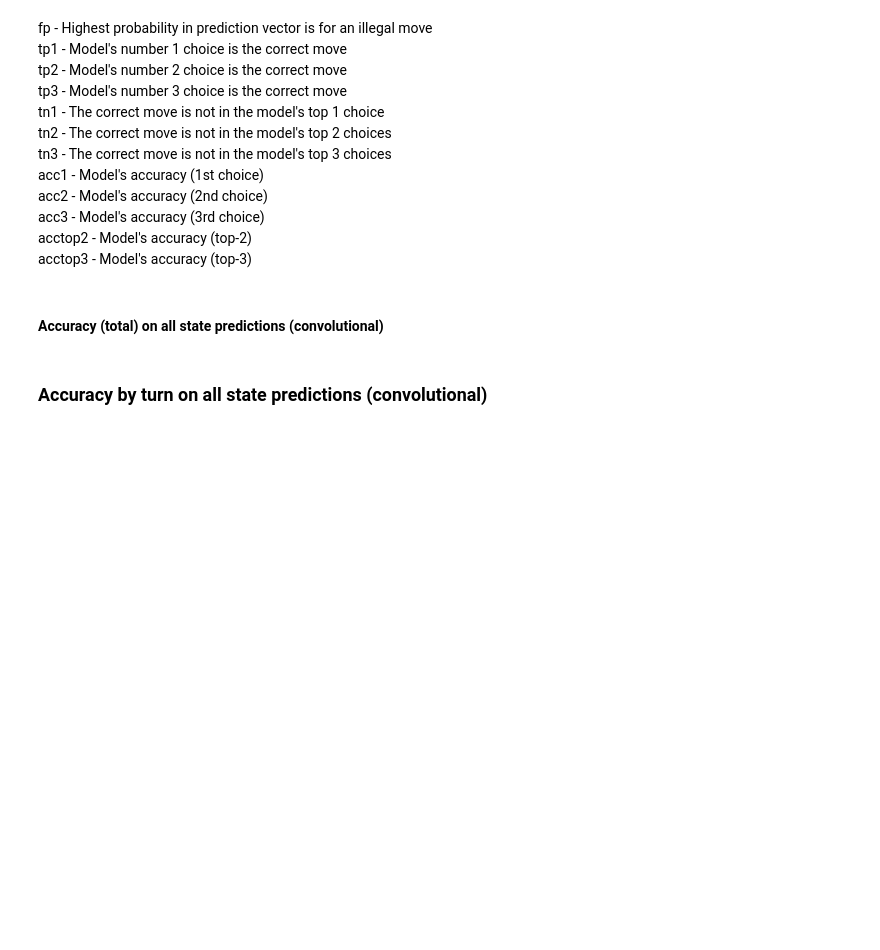
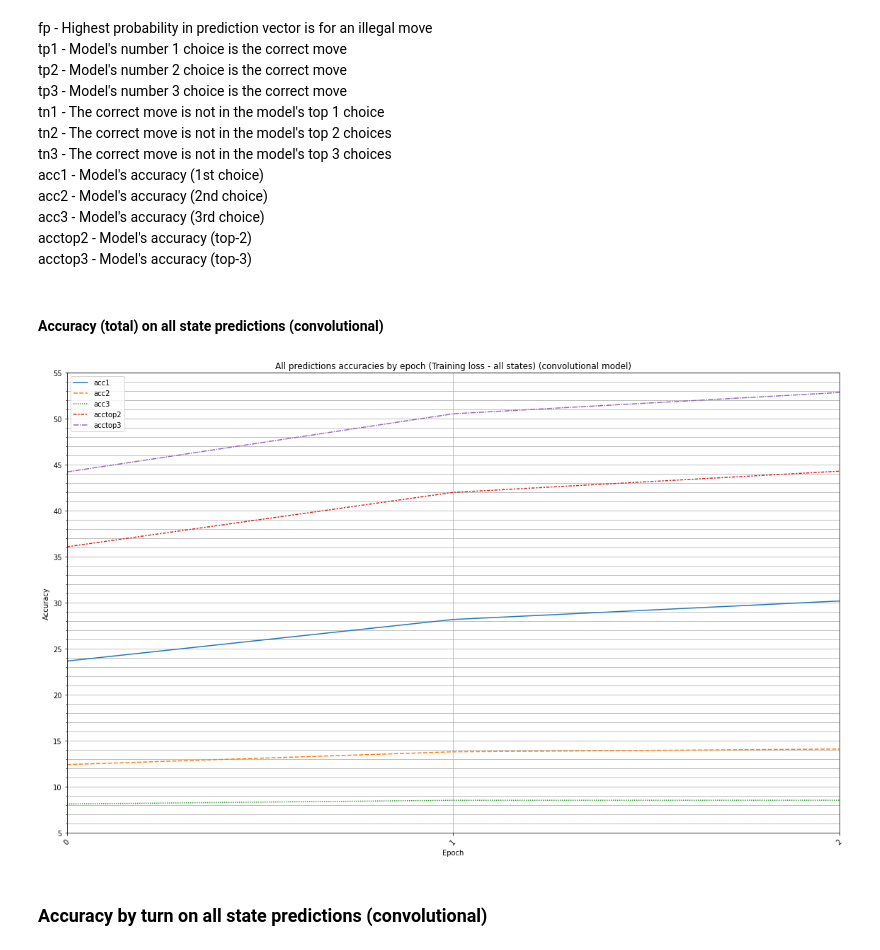
Before and after one commit to Nikola995/Chess_Temp_Diplomska, a Jupyter notebook: [2-3-1]DT_predictions_analysis_visualization.ipynb, the cells around one changed output. Saved outputs shown, nothing was run; the diff lists cells and outputs as text; code cells hidden in the pictures; blank space fills up the shorter version.

```diff
--- a/[2-3-1]DT_predictions_analysis_visualization.ipynb
+++ b/[2-3-1]DT_predictions_analysis_visualization.ipynb
@@ -474,8 +480,10 @@ acctop3 - Model's accuracy (top-3)
 # %%
 %matplotlib inline
 ### There are no multiple epochs to plot ##
-# plot_accuracy_by_epoch(mu_1_all_df[["acc1", "acc2", "acc3", "acctop2", "acctop3"]],
-#                        loss_type = 'all states', state_emb_type = state_emb_type)
+plot_accuracy_by_epoch(mu_1_all_df[["acc1", "acc2", "acc3", "acctop2", "acctop3"]],
+                       loss_type = 'all states', state_emb_type = state_emb_type)
+# %% [output]
+[figure, added]
 # %% [markdown]
 ### Accuracy by turn on all state predictions (convolutional)
 # %%
```
Also changed, not shown: parts of 7 cells of this notebook.
